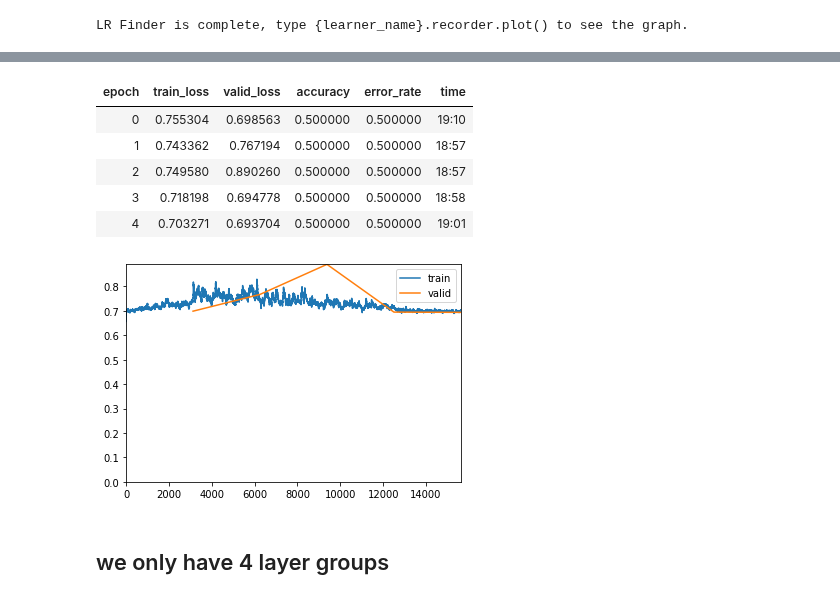
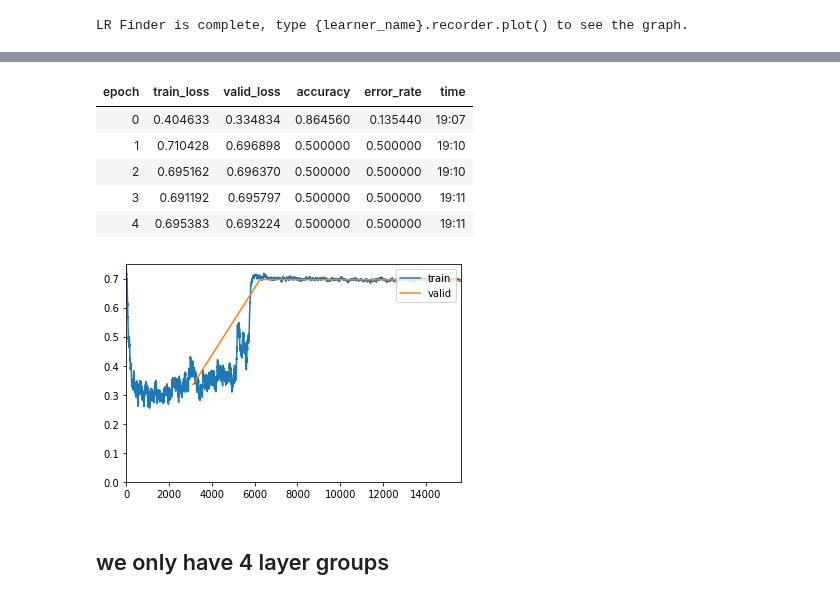
Before and after one commit to Sylar257/Transformers-in-NLP, a Jupyter notebook: ALBERT_with_no_LM_fine_tuning.ipynb, the cells around one changed output, grey strips where cells are left out. Drawn from its saved outputs; the diff is of its cells as text; code cells hidden in the pictures.

```diff
--- a/ALBERT_with_no_LM_fine_tuning.ipynb
+++ b/ALBERT_with_no_LM_fine_tuning.ipynb
@@ -531,13 +531,13 @@ Min loss divided by 10: 9.12E-04
 # %%
-learner.fit_one_cycle(5, 1e-3, moms=(0.8,0.7))
+learner.fit_one_cycle(5, 1e-4, moms=(0.8,0.7))
 # %% [output]
 | epoch | train_loss | valid_loss | accuracy | error_rate | time |
-| 0 | 0.755304 | 0.698563 | 0.500000 | 0.500000 | 19:10 |
-| 1 | 0.743362 | 0.767194 | 0.500000 | 0.500000 | 18:57 |
-| 2 | 0.749580 | 0.890260 | 0.500000 | 0.500000 | 18:57 |
-| 3 | 0.718198 | 0.694778 | 0.500000 | 0.500000 | 18:58 |
-| 4 | 0.703271 | 0.693704 | 0.500000 | 0.500000 | 19:01 |
+| 0 | 0.404633 | 0.334834 | 0.864560 | 0.135440 | 19:07 |
+| 1 | 0.710428 | 0.696898 | 0.500000 | 0.500000 | 19:10 |
+| 2 | 0.695162 | 0.696370 | 0.500000 | 0.500000 | 19:10 |
+| 3 | 0.691192 | 0.695797 | 0.500000 | 0.500000 | 19:11 |
+| 4 | 0.695383 | 0.693224 | 0.500000 | 0.500000 | 19:11 |
-[figure, old version]
+[figure, new version]
 # %%
 learner.save('albert-no-pre-training-freezed')
 # %%
```
Also changed, not shown: parts of 2 cells of this notebook.
